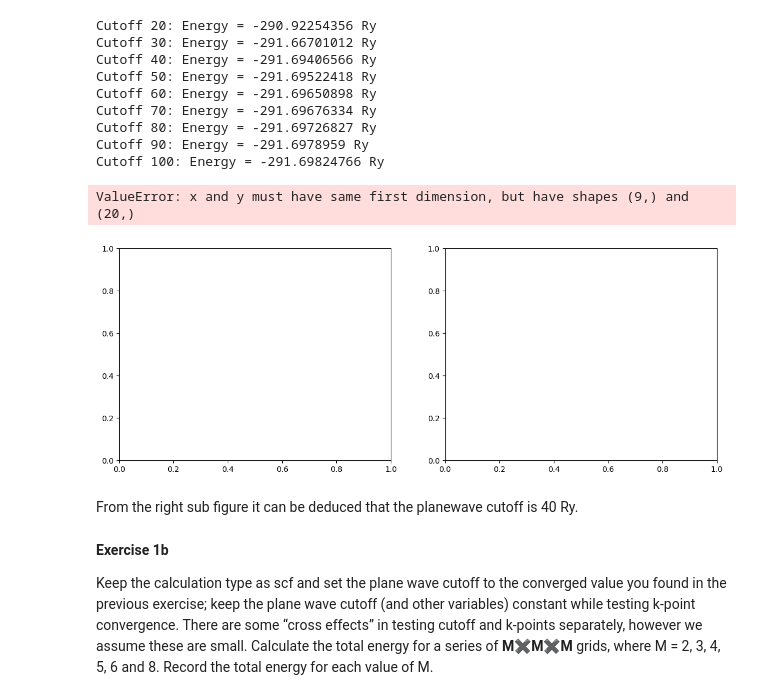
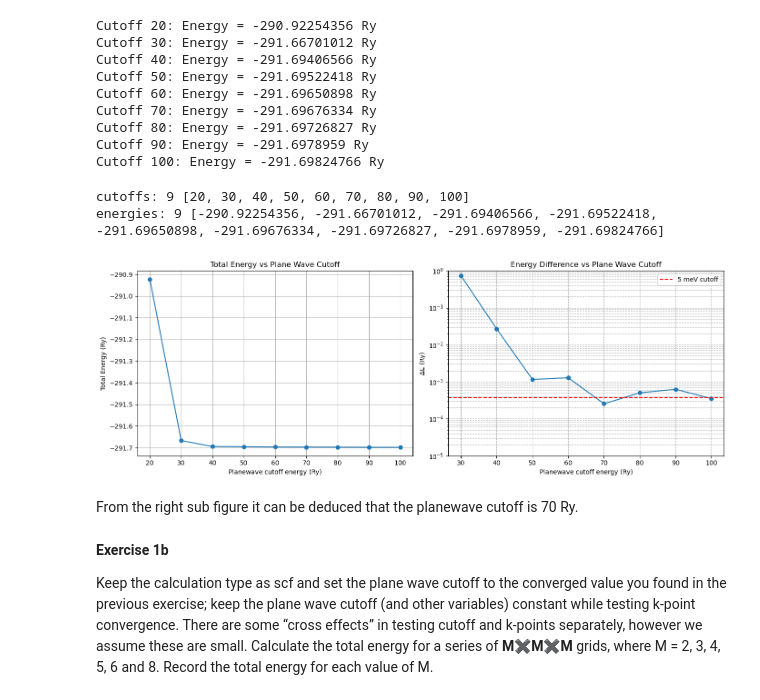
Before and after one commit to chemerzhc/Cornell-MSE5720-Assignment, a Jupyter notebook: HW1/HW1.ipynb, the cells around one changed output. Saved outputs shown, nothing was run; the diff lists cells and outputs as text; code cells hidden in the pictures.

```diff
--- a/HW1/HW1.ipynb
+++ b/HW1/HW1.ipynb
@@ -74,34 +75,40 @@ Cutoff 80: Energy = -291.69726827 Ry
 Cutoff 90: Energy = -291.6978959 Ry
 Cutoff 100: Energy = -291.69824766 Ry
 # %%
-min_energy = min([e for e in energies if e is not None])
-delta_energies = [e - min_energy for e in energies]
-
+delta_energies = []
+for i in range(len(energies)):
+    if i == 0 or energies[i] is None or energies[i-1] is None:
+        delta_energies.append(None)
+    else:
+        delta_energies.append(abs(energies[i] - energies[i-1]))
+print("cutoffs:", len(cutoffs), cutoffs)
+print("energies:", len(energies), energies)
 fig, axes = plt.subplots(1, 2, figsize=(14,5))
 
 axes[0].plot(cutoffs, energies, marker='o')
-axes[0].set_xlabel("Plane wave cutoff energy (Ry)")
+axes[0].set_xlabel("Planewave cutoff energy (Ry)")
 axes[0].set_ylabel("Total Energy (Ry)")
 axes[0].set_title("Total Energy vs Plane Wave Cutoff")
 axes[0].grid(True)
 
 axes[1].plot(cutoffs, delta_energies, marker='o')
 axes[1].axhline(5e-3/13.6, color='r', linestyle='--', label="5 meV cutoff")  # Ry to meV by 13.6
-axes[1].set_xlabel("Plane wave cutoff energy (Ry)")
+axes[1].set_xlabel("Planewave cutoff energy (Ry)")
 axes[1].set_ylabel("ΔE (Ry)")
 axes[1].set_title("Energy Difference vs Plane Wave Cutoff")
 axes[1].set_yscale('log')
-axes[1].set_ylim(1e-5, 1e-1)
+axes[1].set_ylim(1e-5, 1)
 axes[1].grid(True, which='both', ls='--')
 axes[1].legend()
 
 plt.tight_layout()
 plt.show()
 # %% [output]
-ValueError: x and y must have same first dimension, but have shapes (9,) and (20,)
+cutoffs: 9 [20, 30, 40, 50, 60, 70, 80, 90, 100]
+energies: 9 [-290.92254356, -291.66701012, -291.69406566, -291.69522418, -291.69650898, -291.69676334, -291.69726827, -291.6978959, -291.69824766]
-[figure, old version]
+[figure, new version]
 # %% [markdown]
-From the right sub figure it can be deduced that the planewave cutoff is 40 Ry.
+From the right sub figure it can be deduced that the planewave cutoff is 70 Ry.
 # %% [markdown]
 **Exercise 1b**
 
```
Also changed, not shown: parts of 12 cells of this notebook.
